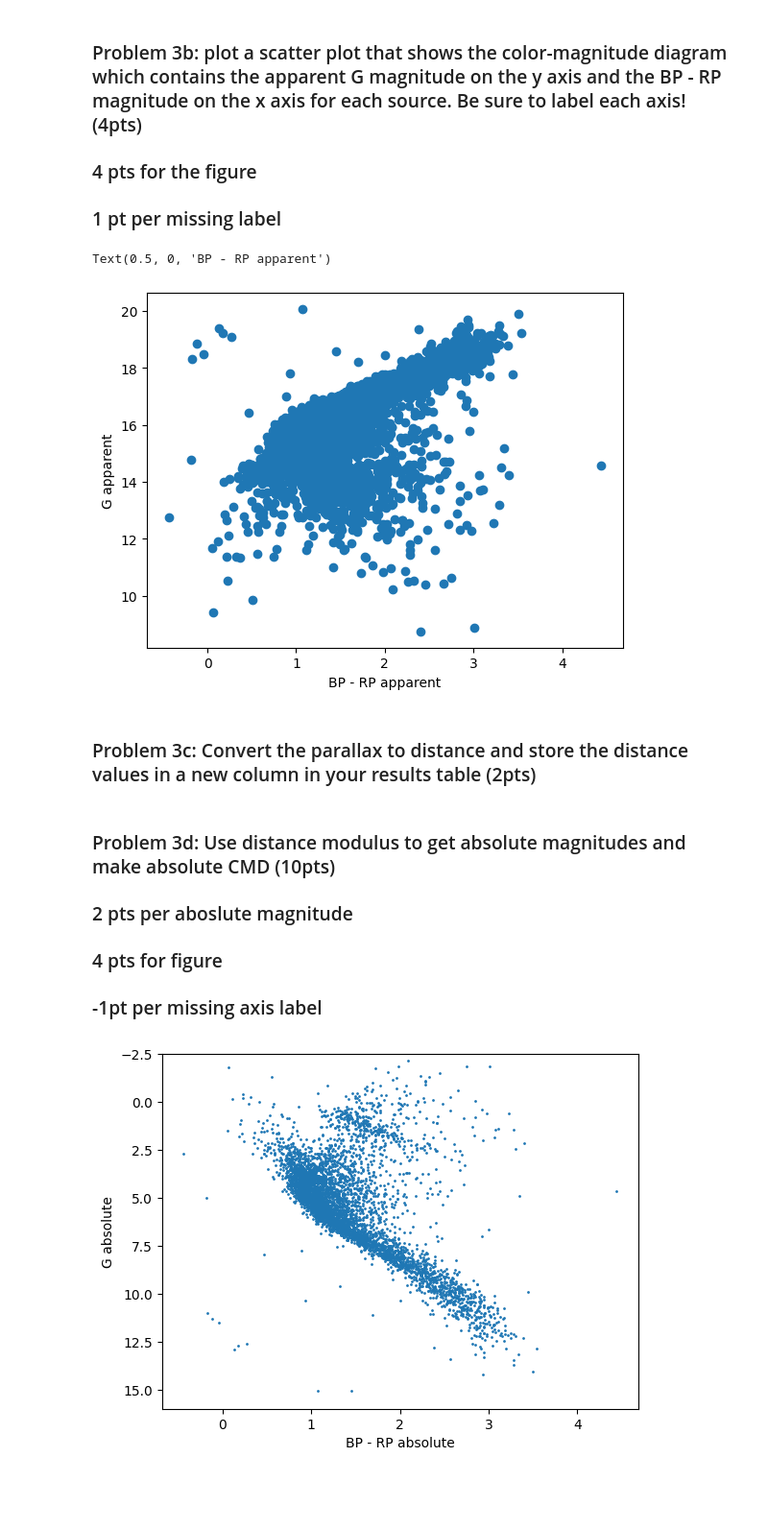
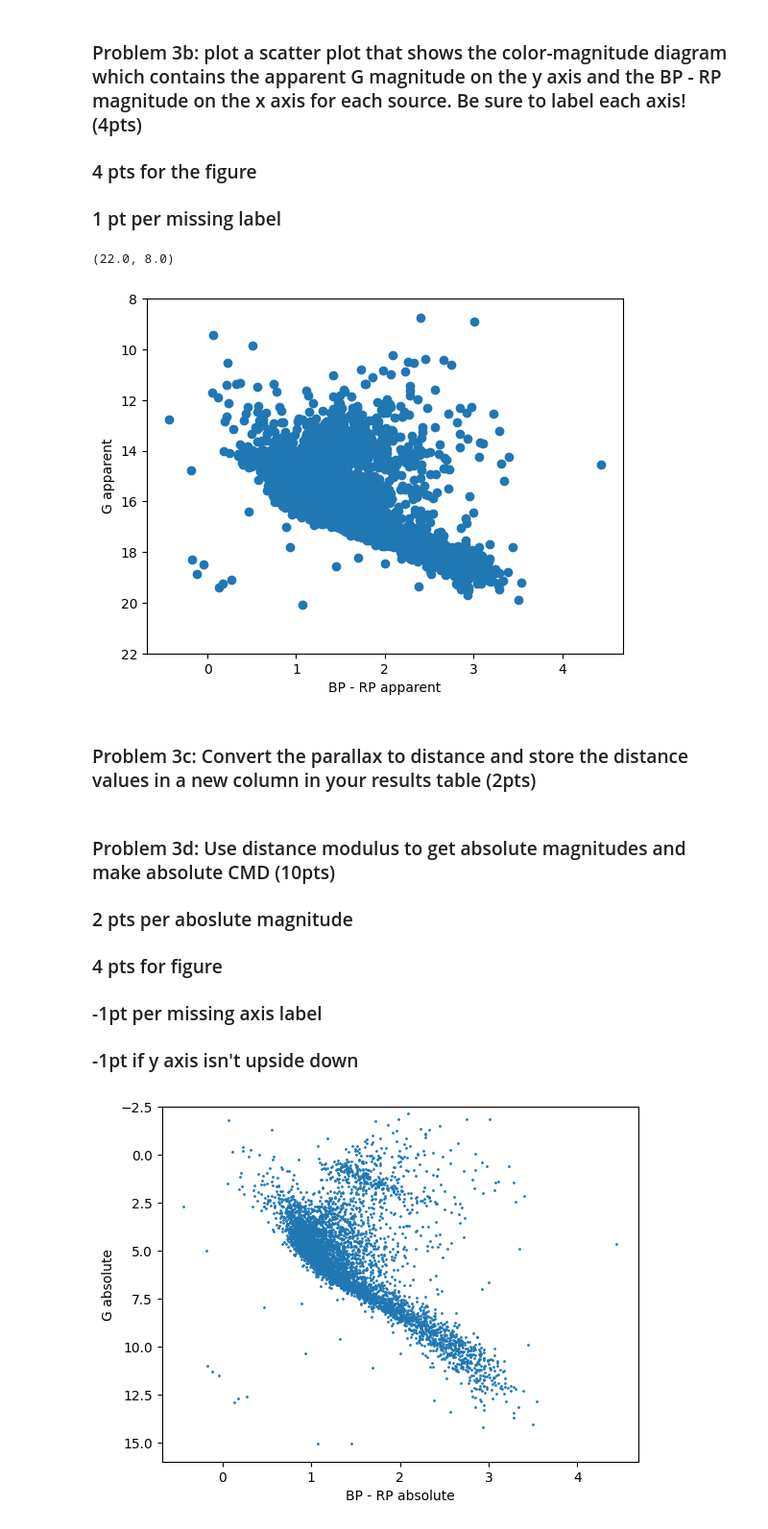
Before and after one commit to katiebreivik/33-467, a Jupyter notebook: assignments/assignment_1/assignment_1_solutions_and_rubric.ipynb, the cells around one changed output. Shown: that part at 96% size. Saved outputs shown, nothing was run; the diff lists cells and outputs as text; code cells hidden in the pictures; blank space fills up the shorter version.

```diff
--- a/assignments/assignment_1/assignment_1_solutions_and_rubric.ipynb
+++ b/assignments/assignment_1/assignment_1_solutions_and_rubric.ipynb
@@ -192,11 +198,12 @@ print(1/(0.0002))
 # %%
 plt.scatter(r['phot_bp_mean_mag'] - r['phot_rp_mean_mag'], r['phot_g_mean_mag'])
 
 plt.ylabel('G apparent')
 plt.xlabel('BP - RP apparent')
+plt.ylim(22, 8)
 # %% [output]
-Text(0.5, 0, 'BP - RP apparent')
+(22.0, 8.0)
-[figure, old version]
+[figure, new version]
 # %% [markdown]
 ### Problem 3c: Convert the parallax to distance and store the distance values in a new column in your results table (2pts)
 # %%
@@ -207,6 +214,7 @@ r['dist'] = r['parallax'].to(u.pc, equivalencies=u.parallax())
 ### 2 pts per aboslute magnitude
 ### 4 pts for figure
 ### -1pt per missing axis label
+### -1pt if y axis isn't upside down
 # %%
 r['G_abs'] = r['phot_g_mean_mag'].value - 5 * np.log10(r['dist']/(10*u.pc))
 r['BP_abs'] = r['phot_bp_mean_mag'].value - 5 * np.log10(r['dist']/(10*u.pc))
```
Also changed, not shown: parts of 7 cells of this notebook.
